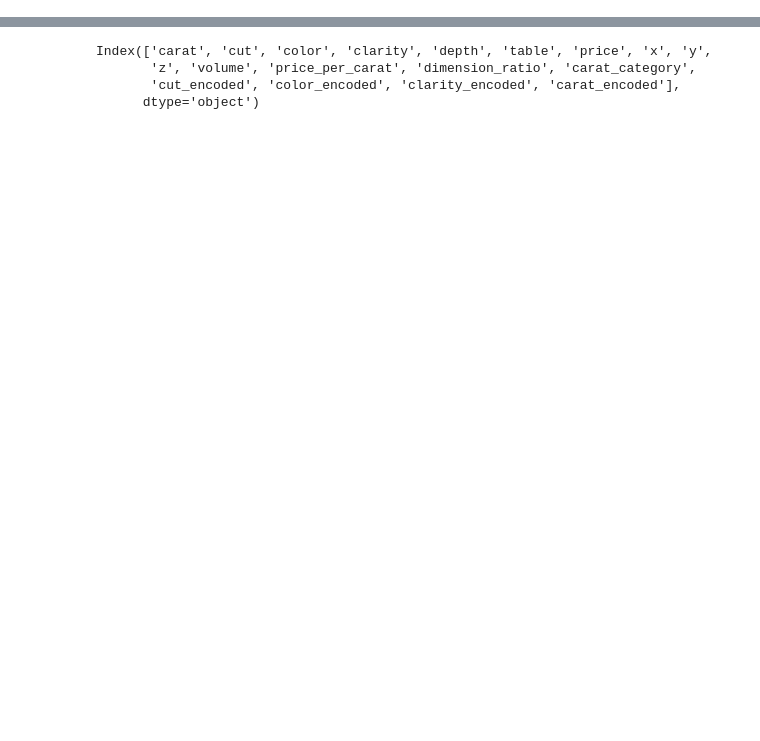
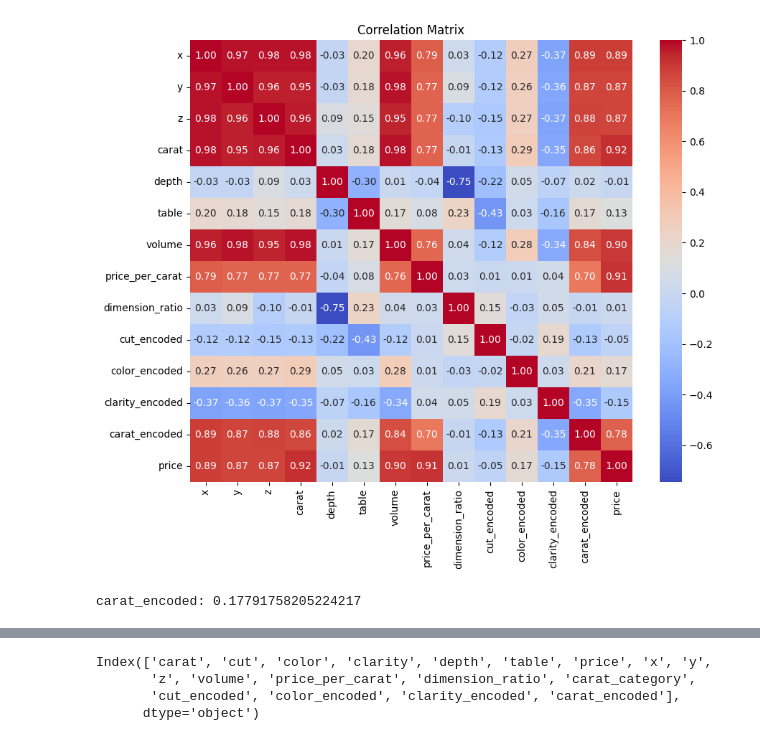
Before and after one commit to santhoshnagendrarajan-ship-it/Diamond-Dynamics2, a Jupyter notebook: clustering.ipynb, the cells around one changed output, grey strips where cells are left out. Cells and saved outputs as stored; diff of their text form; code cells hidden in the pictures; blank space fills up the shorter version.

```diff
--- a/clustering.ipynb
+++ b/clustering.ipynb
@@ -45,0 +75,8 @@ print(df.head)
+# %%
+# Check & remove invalid geometry rows and duplicates
+invalid_geom = ((df['x'] <= 0) | (df['y'] <= 0) | (df['z'] <= 0)).sum()
+print(f"Invalid geometry rows: {invalid_geom}")
+
+df_clean = df[(df['x'] > 0) & (df['y'] > 0) & (df['z'] > 0 ) & (df['volume']>0)].copy()
+print('After dropping invalid geometry:', df_clean.shape)
+print('Duplicates:', df_clean.duplicated().sum())
@@ -46,7 +98,7 @@ print(df.head)
 # %%
-numeric_features = ['carat', 'depth', 'table', 'volume', 'price_per_carat','dimension_ratio']
+numeric_features = ['x','y','z', 'carat', 'depth', 'table', 'volume', 'price_per_carat','dimension_ratio']
 cat_cols = ['cut', 'color', 'clarity', 'carat_category']
-
+en_cat_cols = ['cut_encoded', 'color_encoded', 'clarity_encoded', 'carat_encoded']
 # Ordinal mappings
 cut_order = ['Fair', 'Good', 'Very Good', 'Premium', 'Ideal']
 color_order = list("JIHGFED")[::-1]  # -> ['D','E','F','G','H','I','J']
@@ -59,7 +111,7 @@ clarity_mapping = {v: i for i, v in enumerate(clarity_order)}
 carat_mapping={v: i for i, v in enumerate(carat_order)}
 
 # Apply mapping
-df['cut_encoded'] = df['cut'].map(cut_mapping)
-df['color_encoded'] = df['color'].map(color_mapping)
-df['clarity_encoded'] = df['clarity'].map(clarity_mapping)
-df['carat_encoded']=df['carat_category'].map(carat_mapping)
+df_clean['cut_encoded'] = df_clean['cut'].map(cut_mapping)
+df_clean['color_encoded'] = df_clean['color'].map(color_mapping)
+df_clean['clarity_encoded'] = df_clean['clarity'].map(clarity_mapping)
+df_clean['carat_encoded']=df_clean['carat_category'].map(carat_mapping)
@@ -137,0 +150,19 @@ Selected features for clustering: ['volume', 'carat', 'price_per_carat', 'table'
+# %%
+import matplotlib.pyplot as plt
+import seaborn as sns
+plt.figure(figsize=(10,8))
+corr = df_clean[numeric_features+ en_cat_cols + ['price']].corr()
+
+sns.heatmap(corr, annot=True, fmt=".2f", cmap="coolwarm", square=True)
+plt.title("Correlation Matrix")
+plt.show()
+# %% [output]
+[figure, added]
+# %%
+df_clean.carat_encoded.value_counts()
+df_clean['carat_encoded'] = df_clean['carat_encoded'].astype(float)
+
+# 2. Check the skewness value
+print(f"carat_encoded: {df_clean['carat_encoded'].skew()}")
+# %% [output]
+carat_encoded: 0.17791758205224217
```
Also changed, not shown: parts of 47 cells of this notebook, 3 other files.
